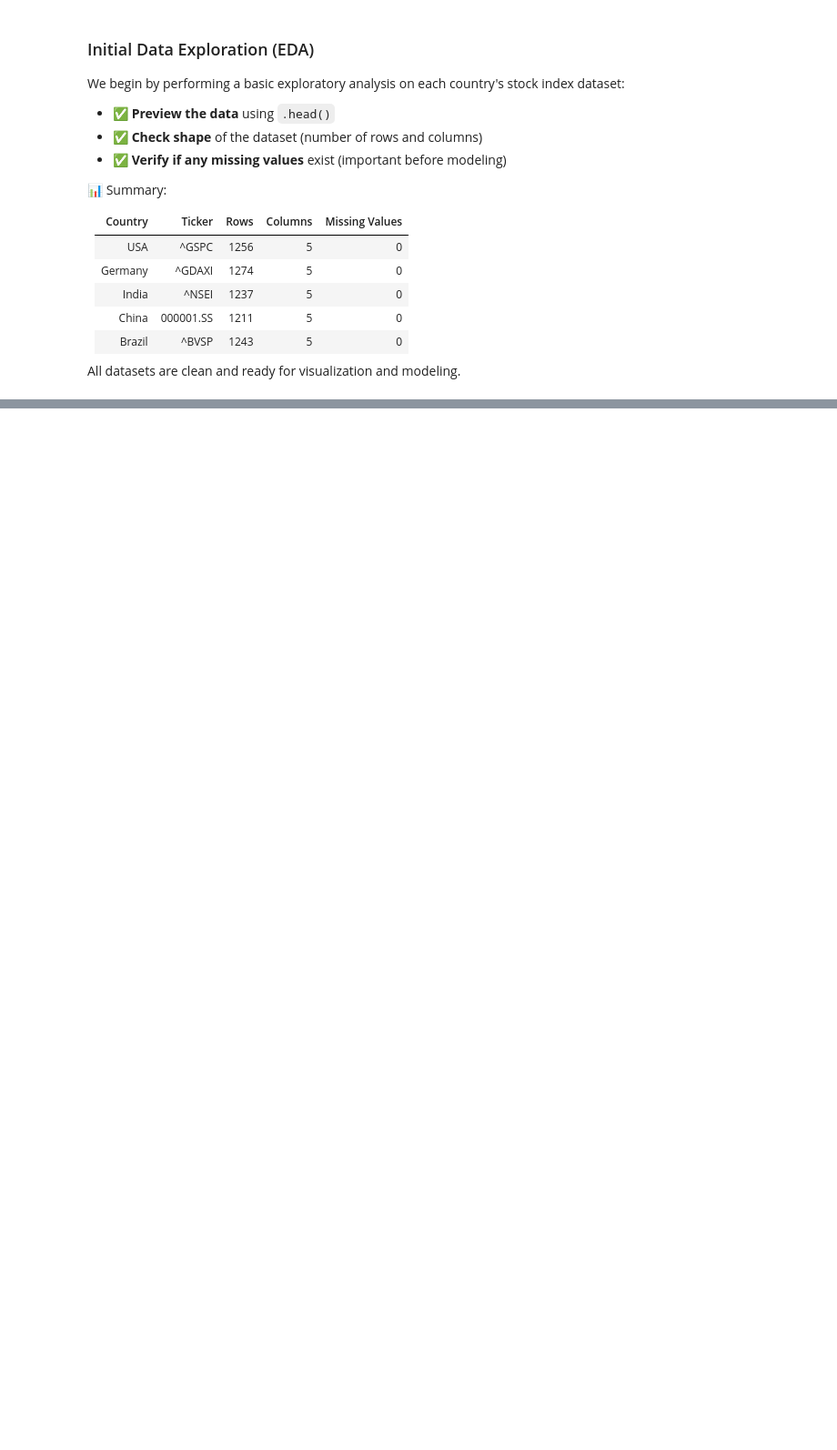
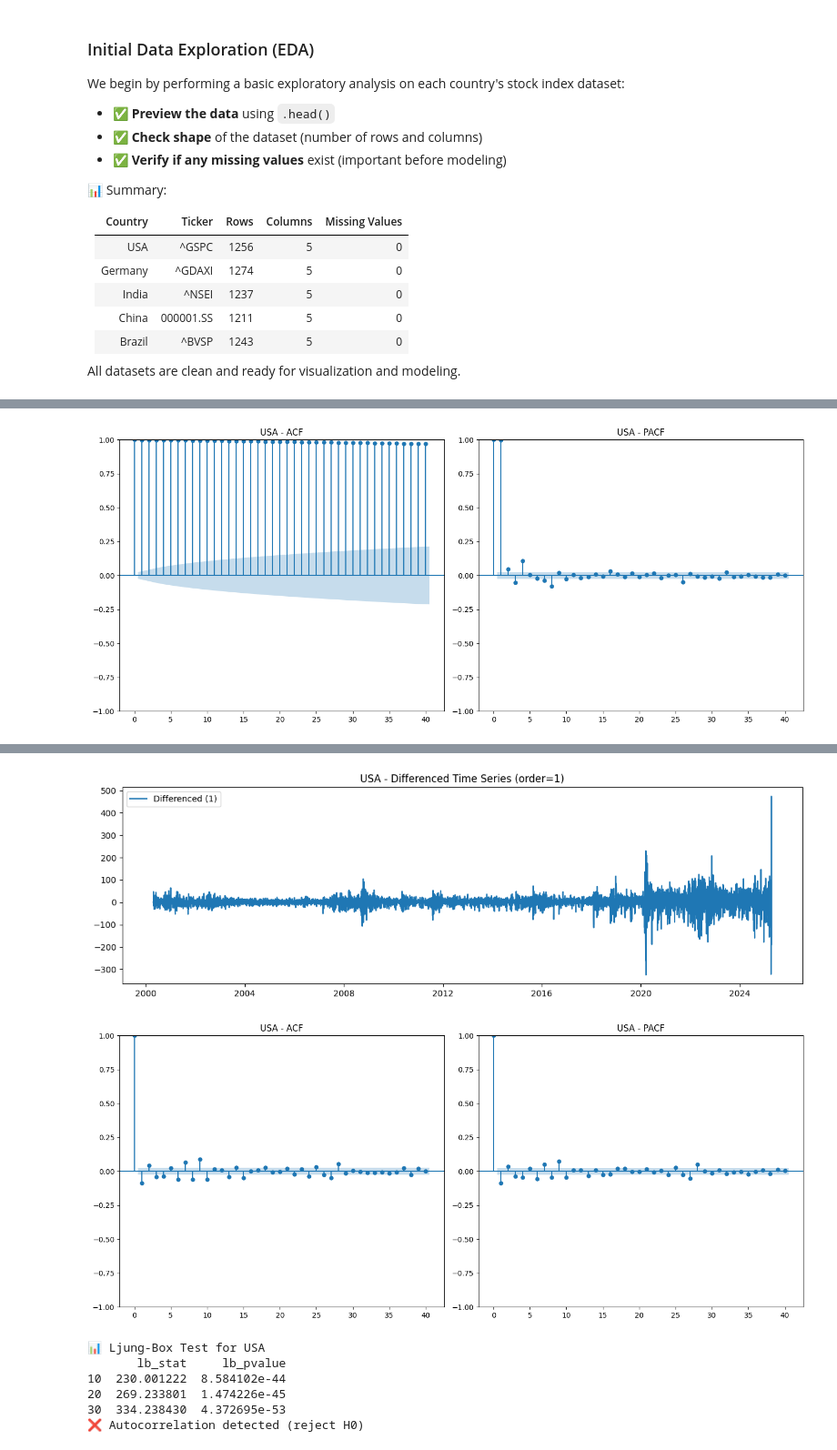
Before and after one commit to rhkraptor/FoEM, a Jupyter notebook: FoEM_Projekt.ipynb, the cells around one changed output, grey strips where cells are left out. Shown at 91% size. Saved outputs shown, nothing was run; the diff lists cells and outputs as text; code cells hidden in the pictures; blank space fills up the shorter version.

```diff
--- a/FoEM_Projekt.ipynb
+++ b/FoEM_Projekt.ipynb
@@ -130,0 +293,39 @@ All datasets are clean and ready for visualization and modeling.
+# %%
+def difference_series(ts, country, order=1):
+    logging.info(f"Applying differencing (order={order}) to {country}")
+    ts_diff = ts.diff(periods=order).dropna()
+
+    plt.figure(figsize=(12, 4))
+    plt.plot(ts_diff, label=f'Differenced ({order})')
+    plt.title(f"{country} - Differenced Time Series (order={order})")
+    plt.legend()
+    plt.tight_layout()
+    plt.show()
+
+    return ts_diff
+# %%
+def ljung_box_test(ts, country, lags=[10, 20, 30]):
+    print(f"\n📊 Ljung-Box Test for {country}")
+    lb_result = acorr_ljungbox(ts.dropna(), lags=lags, return_df=True)
+    print(lb_result)
+    if all(lb_result['lb_pvalue'] > 0.05):
+        print("✅ Likely white noise (no significant autocorrelation)")
+    else:
+        print("❌ Autocorrelation detected (reject H0)")
+# %%
+# Prepare series
+usa_ts = prepare_ts(stock_data['USA'])
+
+# Plot ACF & PACF
+plot_acf_pacf(usa_ts, 'USA')
+
+# Apply differencing
+usa_diff = difference_series(usa_ts, 'USA', order=1)
+
+# Check ACF/PACF again on differenced series
+plot_acf_pacf(usa_diff, 'USA')
+
+# Ljung-Box Test
+ljung_box_test(usa_diff, 'USA')
+# %% [output]
+[figure, added]
@@ -130,0 +333,8 @@ All datasets are clean and ready for visualization and modeling.
+[figure, added]
+[figure, added]
+📊 Ljung-Box Test for USA
+       lb_stat     lb_pvalue
+10  230.001222  8.584102e-44
+20  269.233801  1.474226e-45
+30  334.238430  4.372695e-53
+❌ Autocorrelation detected (reject H0)
```
Also changed, not shown: parts of 12 cells of this notebook, 1 other file.
